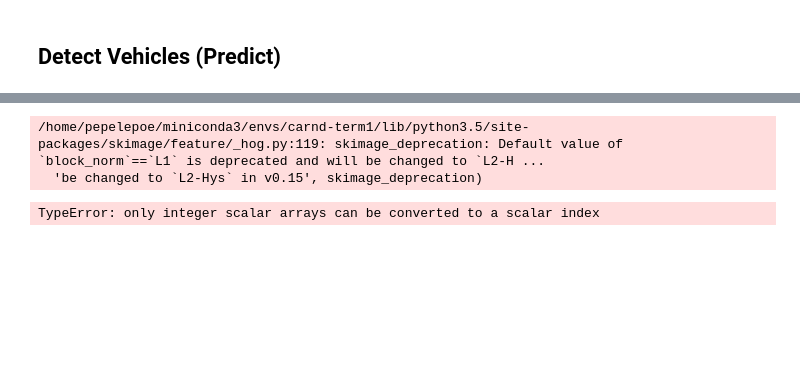
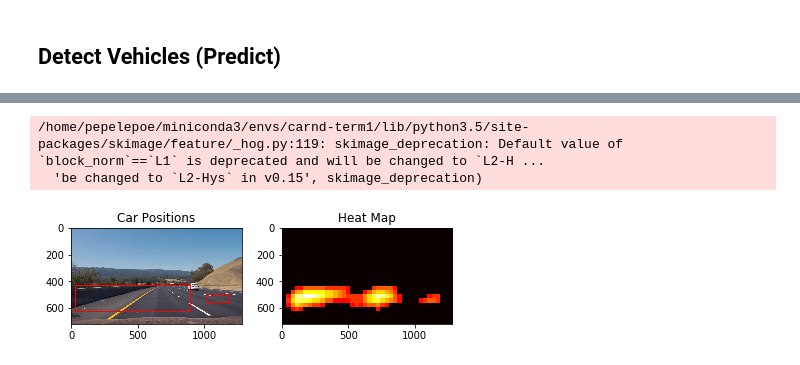
Before and after one commit to joelpou/vehicle-detection, a Jupyter notebook: carDetection.ipynb, the cells around one changed output, grey strips where cells are left out. Drawn from its saved outputs; the diff is of its cells as text; code cells hidden in the pictures; blank space fills up the shorter version.

```diff
--- a/carDetection.ipynb
+++ b/carDetection.ipynb
@@ -730,25 +723,27 @@ def convert_color(img, conv='RGB2YCrCb'):
 # %%
+from scipy.ndimage.measurements import label
+
 # for i in range(2,10):
 
 #     fname = 'test_images/test{}.jpg'.format(i)
 #     img = mpimg.imread(fname)
 
-img = mpimg.imread('./test_images/test4.jpg')
+img = mpimg.imread('./test_images/test3.jpg')
 
+# orient=10
+# pix_per_cell=8
+# cell_per_block=2
+# spatial_size=(32, 32)
+# hist_bins=64
 
-
-orient=10
-pix_per_cell=8
-cell_per_block=2
-spatial_size=(32, 32)
-hist_bins=64
-
+boxList = []
 bbox_list = []
 
 
 ystart = 380
 ystop = 550
 scale = 1.0
+
 bbox_list.append(find_cars(img, ystart, ystop, scale, svc, Xscaler,
                                 orient, pix_per_cell, cell_per_block,
                                 spatialSize, histBins))
@@ -758,39 +753,42 @@ ystop = 600
 scale = 1.5
 bbox_list.append(find_cars(img, ystart, ystop, scale, svc, Xscaler,
                                 orient, pix_per_cell, cell_per_block,
-                                spatial_size, hist_bins))
+                                spatialSize, histBins))
 
 ystart = 400
 ystop = 656
 scale = 2.0
 bbox_list.append(find_cars(img, ystart, ystop, scale, svc, Xscaler,
                                 orient, pix_per_cell, cell_per_block,
-                                spatial_size, hist_bins))
+                                spatialSize, histBins))
 
-heat = np.zeros_like(image[:,:,0]).astype(np.float)
+bbox_list = [item for sublist in bbox_list for item in sublist]
+
+
+heat = np.zeros_like(img[:,:,0]).astype(np.float)
 
 # Add heat to each box in box list
 heat = add_heat(heat,bbox_list)
 
 # Apply threshold to help remove false positives
-heat = apply_threshold(heat,1)
+heat = apply_threshold(heat,5)
 
 # Visualize the heatmap when displaying
 heatmap = np.clip(heat, 0, 255)
 
 # Find final boxes from heatmap using label function
 labels = label(heatmap)
-draw_img = draw_labeled_bboxes(np.copy(image), labels)
+draw_img = draw_labeled_bboxes(np.copy(img), labels)
 
 fig = plt.figure()
 plt.subplot(121)
 plt.imshow(draw_img)
 plt.title('Car Positions')
 plt.subplot(122)
 plt.imshow(heatmap, cmap='hot')
 plt.title('Heat Map')
 fig.tight_layout()
 # %% [output]
 /home/pepelepoe/miniconda3/envs/carnd-term1/lib/python3.5/site-packages/skimage/feature/_hog.py:119: skimage_deprecation: Default value of `block_norm`==`L1` is deprecated and will be changed to `L2-H ...
   'be changed to `L2-Hys` in v0.15', skimage_deprecation)
-TypeError: only integer scalar arrays can be converted to a scalar index
+[figure, added]
```
Also changed, not shown: parts of 7 cells of this notebook, 1 other file.
